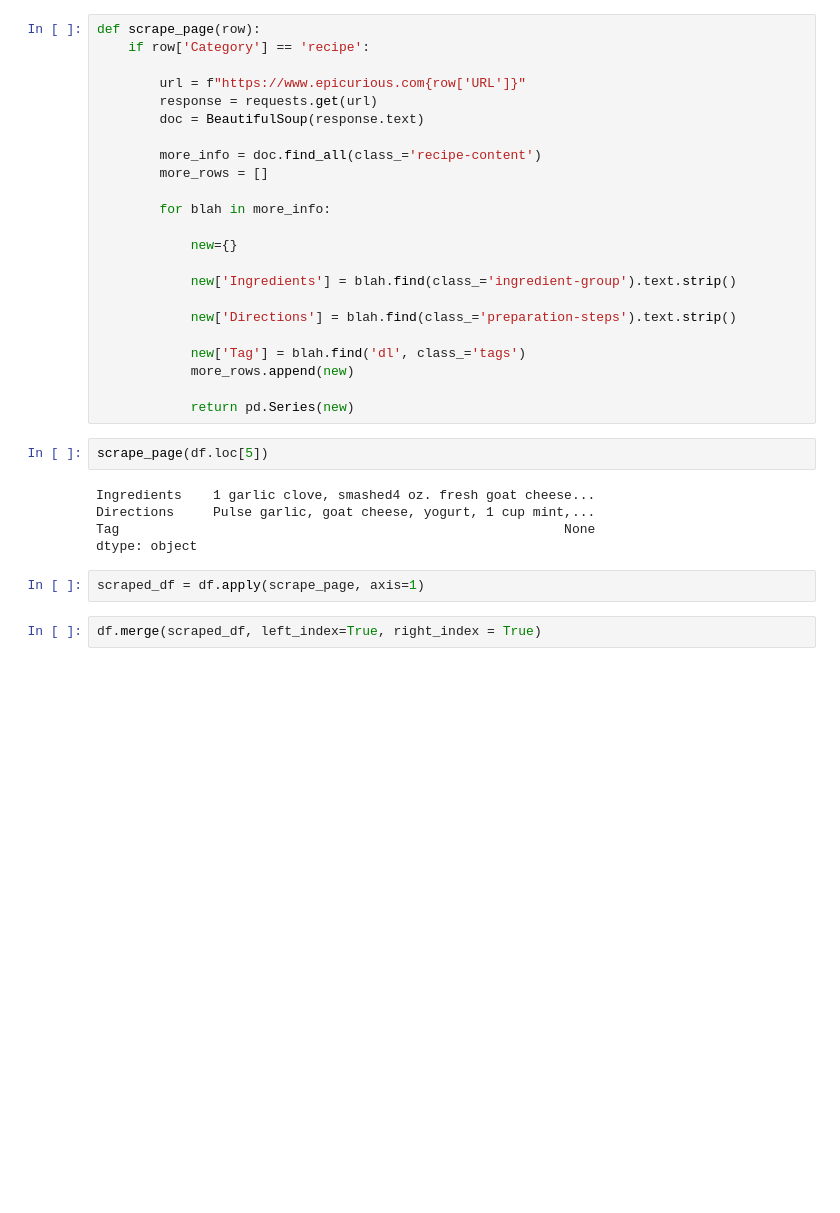
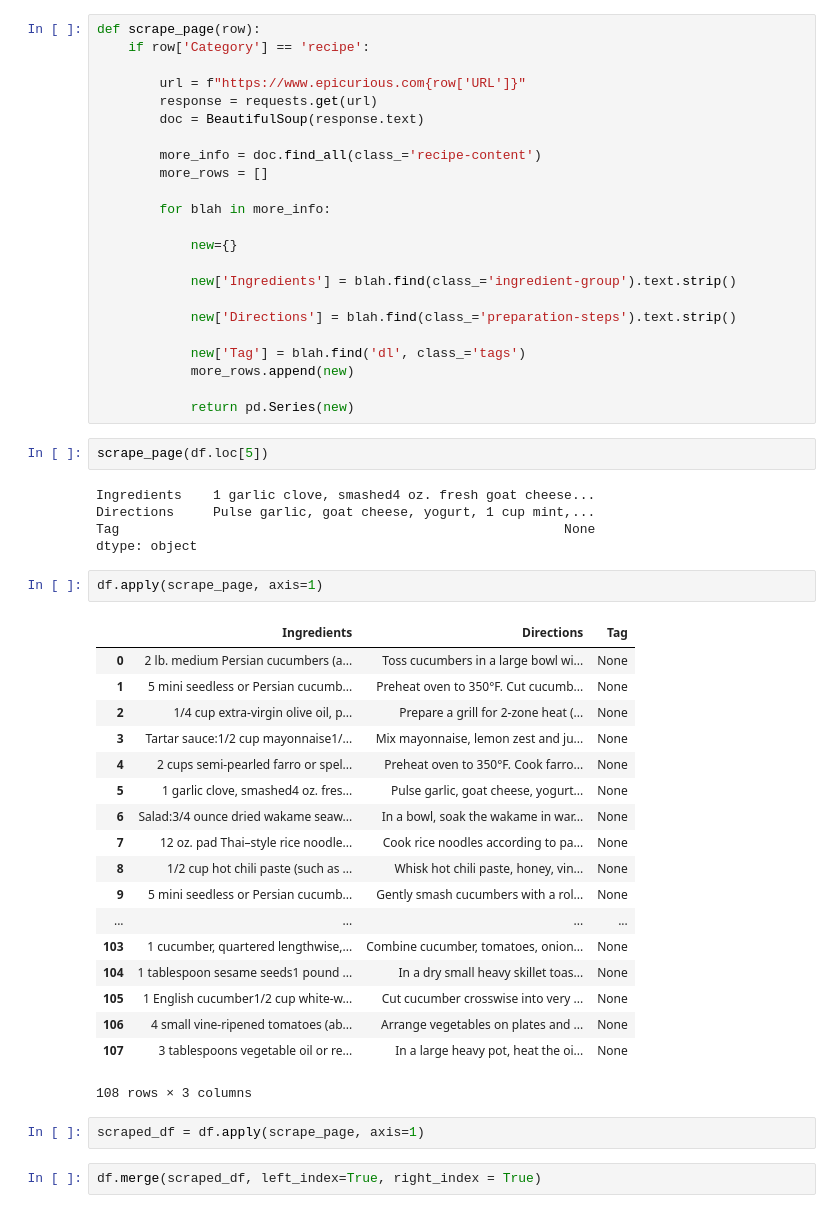
Before and after one commit to elenamlutz/foundations_homework, a Jupyter notebook: 09-homework/epicurious.ipynb, the cells around one changed output. Cells and saved outputs as stored; diff of their text form; blank space fills up the shorter version.

```diff
--- a/09-homework/epicurious.ipynb
+++ b/09-homework/epicurious.ipynb
@@ -213,6 +213,27 @@ Ingredients    1 garlic clove, smashed4 oz. fresh goat cheese...
 Directions     Pulse garlic, goat cheese, yogurt, 1 cup mint,...
 Tag                                                         None
 dtype: object
+# %%
+df.apply(scrape_page, axis=1)
+# %% [output]
+|  | Ingredients | Directions | Tag |
+| 0 | 2 lb. medium Persian cucumbers (a... | Toss cucumbers in a large bowl wi... | None |
+| 1 | 5 mini seedless or Persian cucumb... | Preheat oven to 350°F. Cut cucumb... | None |
+| 2 | 1/4 cup extra-virgin olive oil, p... | Prepare a grill for 2-zone heat (... | None |
+| 3 | Tartar sauce:1/2 cup mayonnaise1/... | Mix mayonnaise, lemon zest and ju... | None |
+| 4 | 2 cups semi-pearled farro or spel... | Preheat oven to 350°F. Cook farro... | None |
+| 5 | 1 garlic clove, smashed4 oz. fres... | Pulse garlic, goat cheese, yogurt... | None |
+| 6 | Salad:3/4 ounce dried wakame seaw... | In a bowl, soak the wakame in war... | None |
+| 7 | 12 oz. pad Thai–style rice noodle... | Cook rice noodles according to pa... | None |
+| 8 | 1/2 cup hot chili paste (such as ... | Whisk hot chili paste, honey, vin... | None |
+| 9 | 5 mini seedless or Persian cucumb... | Gently smash cucumbers with a rol... | None |
+| ... | ... | ... | ... |
+| 103 | 1 cucumber, quartered lengthwise,... | Combine cucumber, tomatoes, onion... | None |
+| 104 | 1 tablespoon sesame seeds1 pound ... | In a dry small heavy skillet toas... | None |
+| 105 | 1 English cucumber1/2 cup white-w... | Cut cucumber crosswise into very ... | None |
+| 106 | 4 small vine-ripened tomatoes (ab... | Arrange vegetables on plates and ... | None |
+| 107 | 3 tablespoons vegetable oil or re... | In a large heavy pot, heat the oi... | None |
+108 rows × 3 columns
 # %%
 scraped_df = df.apply(scrape_page, axis=1)
 # %%
```
